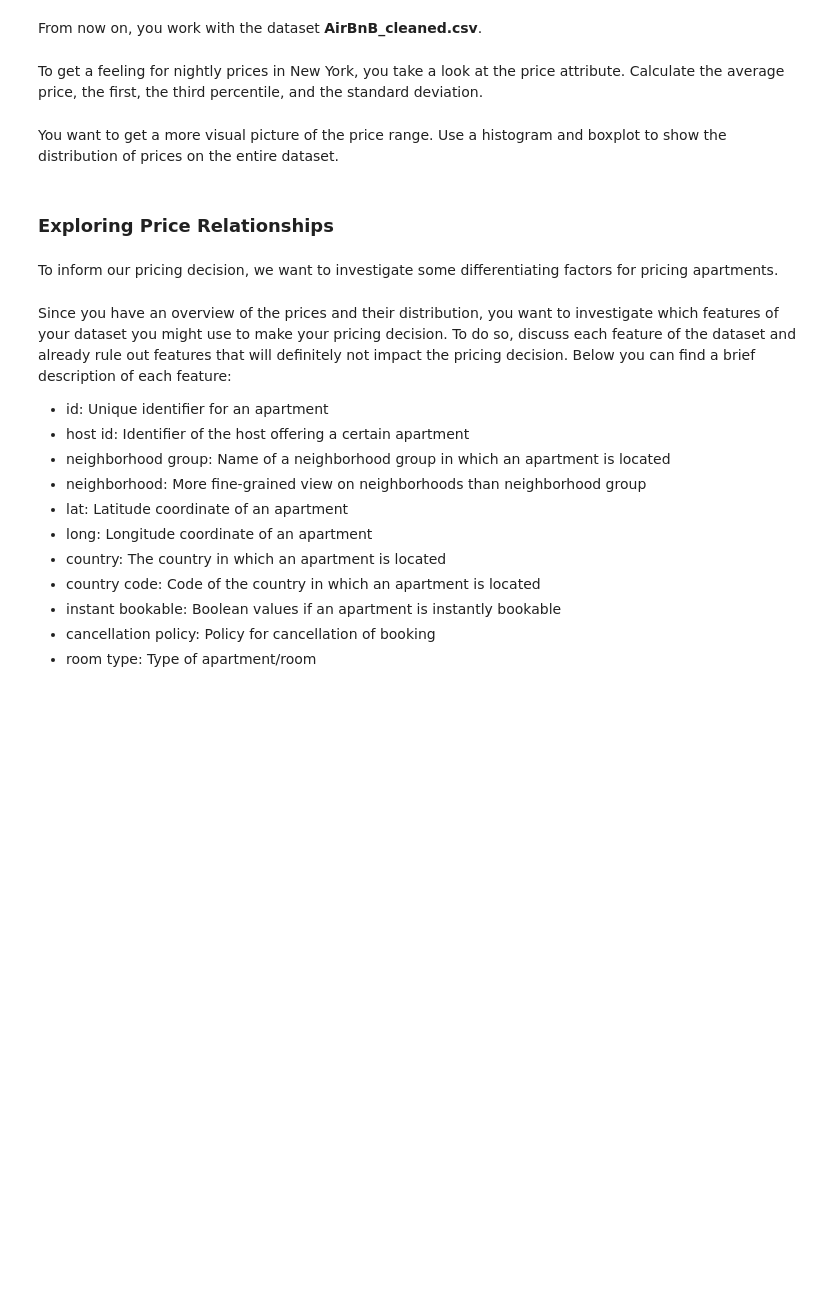
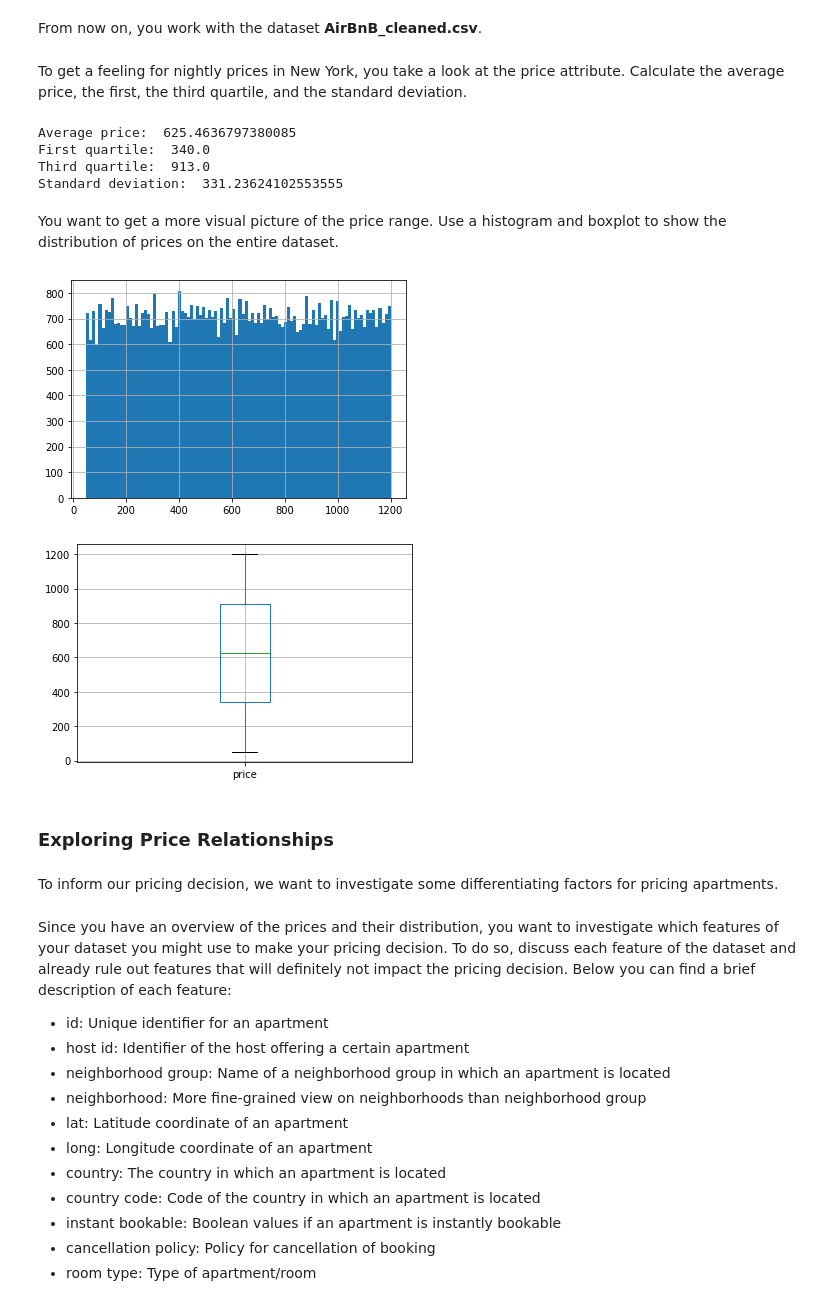
Before and after one commit to CodingTil/2022_23---Introduction-to-Data-Science---Exercises, a Jupyter notebook: assignment_1/assignment_1.ipynb, the cells around one changed output. Cells and saved outputs as stored; diff of their text form; code cells hidden in the pictures; blank space fills up the shorter version.

```diff
--- a/assignment_1/assignment_1.ipynb
+++ b/assignment_1/assignment_1.ipynb
@@ -55,13 +103,46 @@ Since duplicated entries are misleading, we want to remove duplicate flats (iden
 # %% [markdown]
 From now on, you work with the dataset **AirBnB_cleaned.csv**.
 # %% [markdown]
-To get a feeling for nightly prices in New York, you take a look at the price attribute. Calculate the average price, the first, the third percentile, and the standard deviation.
+To get a feeling for nightly prices in New York, you take a look at the price attribute. Calculate the average price, the first, the third quartile, and the standard deviation.
 # %%
 # Your answer goes here
+# load data set "AirBnB_cleaned.csv" and store in data frame "airbnb_cleaned"
+airbnb_cleaned = pd.read_csv("AirBnB_cleaned.csv")
+
+# calculate average "price"
+avg_price = airbnb_cleaned["price"].mean()
+print("Average price: ", avg_price)
+
+# calculate first and third quartile of "price"
+q1 = airbnb_cleaned["price"].quantile(0.25)
+q3 = airbnb_cleaned["price"].quantile(0.75)
+print("First quartile: ", q1)
+print("Third quartile: ", q3)
+
+# calculate standard deviation of "price"
+std = airbnb_cleaned["price"].std()
+print("Standard deviation: ", std)
+# %% [output]
+Average price:  625.4636797380085
+First quartile:  340.0
+Third quartile:  913.0
+Standard deviation:  331.23624102553555
 # %% [markdown]
 You want to get a more visual picture of the price range. Use a histogram and boxplot to show the distribution of prices on the entire dataset.
 # %%
 # Your answer goes here
+# visulize price range using a histogram
+histogram = airbnb_cleaned["price"].hist(bins=100)
+histogram
+plt.show()
+
+# visualize price range using a boxplot
+boxplot = airbnb_cleaned.boxplot(column=["price"])
+boxplot
+plt.show()
+# %% [output]
+[figure, added]
+[figure, added]
 # %% [markdown]
 ### Exploring Price Relationships
 # %% [markdown]
```
Also changed, not shown: parts of 22 cells of this notebook.
